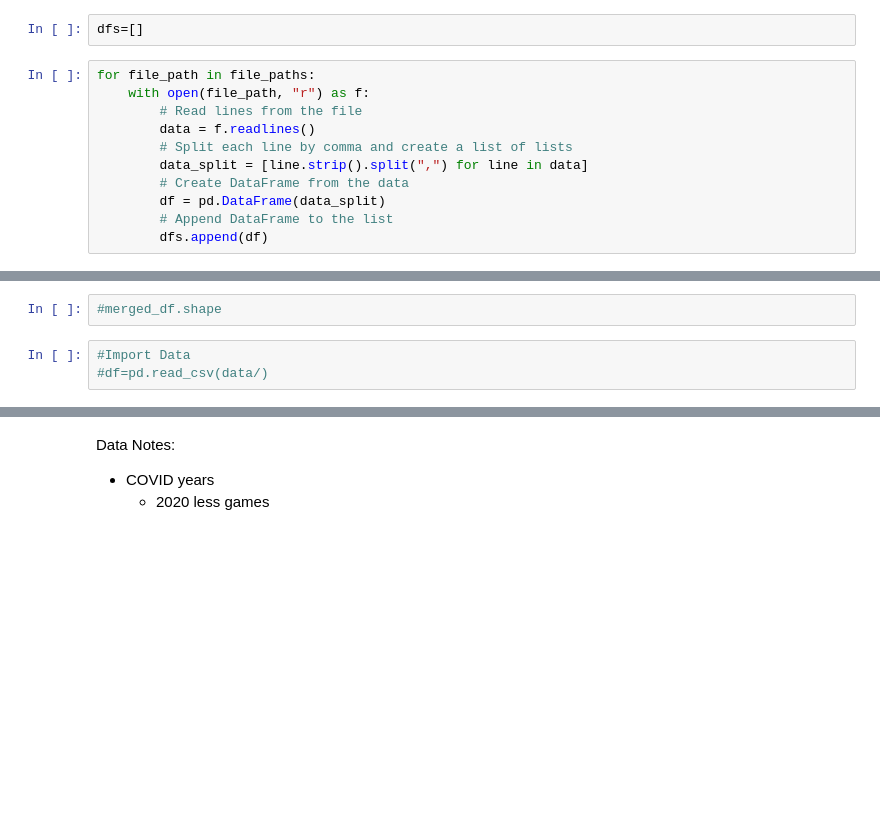
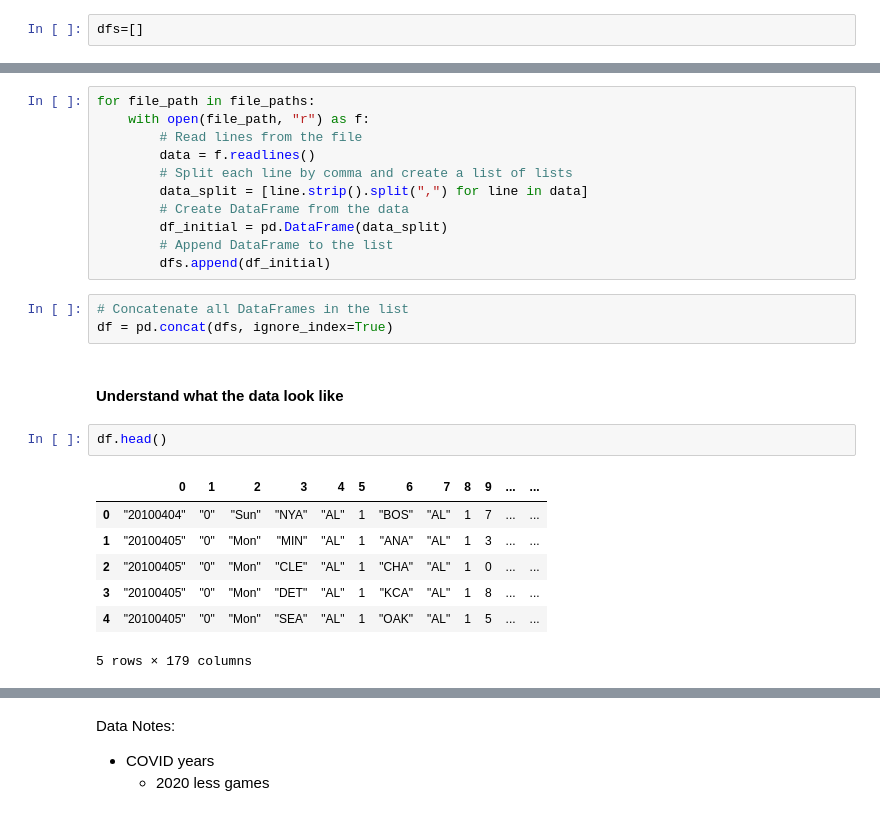
Before and after one commit to pecham1911/Double_Play_Analytics, a Jupyter notebook: DP_Analytics_Workbook.ipynb, the cells around one changed output, grey strips where cells are left out. Drawn from its saved outputs; the diff is of its cells as text; blank space fills up the shorter version.

```diff
--- a/DP_Analytics_Workbook.ipynb
+++ b/DP_Analytics_Workbook.ipynb
@@ -9,14 +11,3 @@ file_paths = ["data/gl2010.txt", "data/gl2011.txt", "data/gl2012.txt", "data/gl2
               "data/gl2020.txt", "data/gl2021.txt", "data/gl2022.txt", "data/gl2023.txt"]
 # %%
 dfs=[]
-# %%
-for file_path in file_paths:
-    with open(file_path, "r") as f:
-        # Read lines from the file
-        data = f.readlines()
-        # Split each line by comma and create a list of lists
-        data_split = [line.strip().split(",") for line in data]
-        # Create DataFrame from the data
-        df = pd.DataFrame(data_split)
-        # Append DataFrame to the list
-        dfs.append(df)
@@ -320,5 +14,26 @@ memory usage: 44.6+ MB
-# %%
-#merged_df.shape
-# %%
-#Import Data
-#df=pd.read_csv(data/)
+# %%
+for file_path in file_paths:
+    with open(file_path, "r") as f:
+        # Read lines from the file
+        data = f.readlines()
+        # Split each line by comma and create a list of lists
+        data_split = [line.strip().split(",") for line in data]
+        # Create DataFrame from the data
+        df_initial = pd.DataFrame(data_split)
+        # Append DataFrame to the list
+        dfs.append(df_initial)
+# %%
+# Concatenate all DataFrames in the list
+df = pd.concat(dfs, ignore_index=True)
+# %% [markdown]
+#### Understand what the data look like
+# %%
+df.head()
+# %% [output]
+|  | 0 | 1 | 2 | 3 | 4 | 5 | 6 | 7 | 8 | 9 | ... | ... |
+| 0 | "20100404" | "0" | "Sun" | "NYA" | "AL" | 1 | "BOS" | "AL" | 1 | 7 | ... | ... |
+| 1 | "20100405" | "0" | "Mon" | "MIN" | "AL" | 1 | "ANA" | "AL" | 1 | 3 | ... | ... |
+| 2 | "20100405" | "0" | "Mon" | "CLE" | "AL" | 1 | "CHA" | "AL" | 1 | 0 | ... | ... |
+| 3 | "20100405" | "0" | "Mon" | "DET" | "AL" | 1 | "KCA" | "AL" | 1 | 8 | ... | ... |
+| 4 | "20100405" | "0" | "Mon" | "SEA" | "AL" | 1 | "OAK" | "AL" | 1 | 5 | ... | ... |
+5 rows × 179 columns
```
Also changed, not shown: parts of 47 cells of this notebook.
